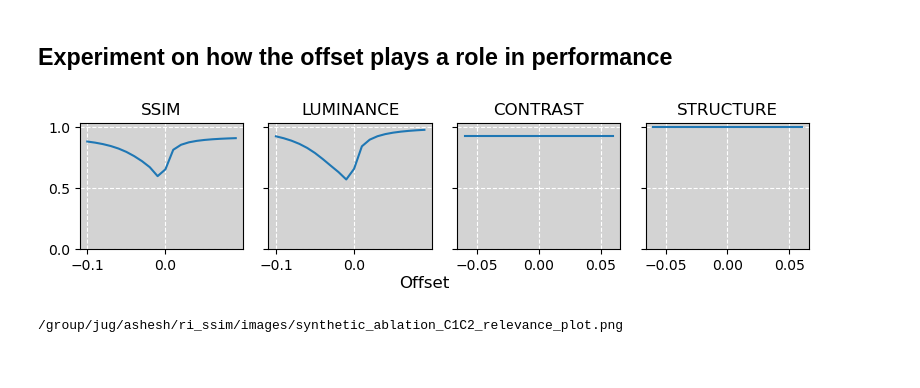
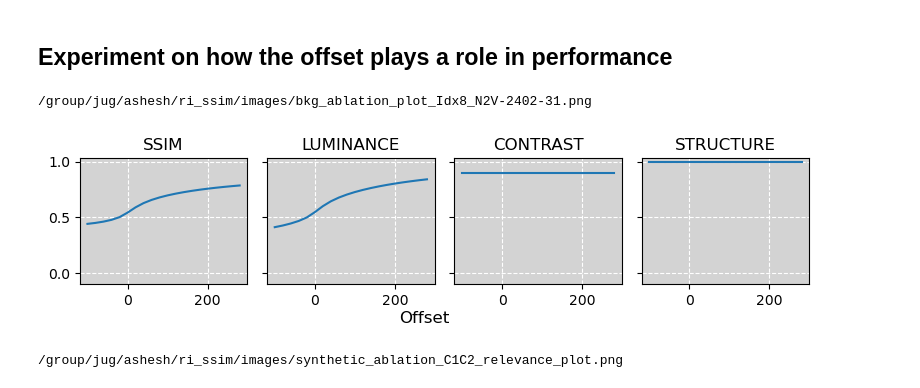
Before and after one commit to juglab/MicroSSIM, a Jupyter notebook: notebooks/Evaluate.ipynb, the cells around one changed output. Cells and saved outputs as stored; diff of their text form; code cells hidden in the pictures.

```diff
--- a/notebooks/Evaluate.ipynb
+++ b/notebooks/Evaluate.ipynb
@@ -114,7 +114,7 @@ MICROSSIM_SCALE
 # %% [markdown]
 ### Multiple ways of data normalization.
 # %%
-idx = 0#np.random.randint(0, gt.shape[0])
+idx = 48#np.random.randint(0, gt.shape[0])
 print(idx)
 
 # Without any normalization.
@@ -774,7 +768,7 @@ def _saturation_ablation_normalization(norm_mode, img, bkg_remove_fn):
 # %%
 correct_pred_factorsdict = defaultdict(lambda: defaultdict(list))
 random_pred_factorsdict = defaultdict(lambda: defaultdict(list))#defaultdict(list)
-nsamples =50
+nsamples =30
 for norm_mode in ['no_bkg_rmv','no_pred_bkg_rmv', 'no_downscale', 'downscale', 'microSSIM']:
     for idx in tqdm(range(nsamples)):
         gt_norm_mode = norm_mode
@@ -902,0 +900,15 @@ if save_to_file:
+# %%
+_,ax = plt.subplots(figsize=(3,3))
+df = pd.DataFrame(random_pred_factorsdict['no_pred_bkg_rmv']['SSIM']).min(axis=1)
+ax.scatter(df.index, df.values, label='SSIM', color='#D55E00', marker='x',)
+
+df = pd.DataFrame(random_pred_factorsdict['microSSIM'][key]).min(axis=1)
+ax.scatter(df.index, df.values, label='MicroSSIM', color='green', marker='x')
+ax.legend(loc='upper right')
+ax.tick_params(axis='x',which='both',bottom=False, top=False,labelbottom=False)
+if save_to_file:
+    postfix= os.path.basename(gt_path).replace('gt-','').replace('.tif','.png')
+    fname = f'teaser-benefit_{postfix}'
+    fpath = os.path.join('/group/jug/ashesh/ri_ssim/images', fname)
+    print(fpath)
+    plt.savefig(fpath, dpi=200)
@@ -907,17 +922,17 @@ import numpy as np
 from tqdm import tqdm
 idx = np.random.randint(0,len(gt))
 enable_ri = False
-gt_cur = microSSIM_normalization(gt[idx])
-pred_cur = microSSIM_normalization(pred[idx])
+gt_cur = microSSIM_gt_norm(gt[idx])
+pred_cur = microSSIM_pred_norm(pred[idx])
 ssim_arr = []
 lum_arr = []
 con_arr = []
 str_arr = []
-offset_arr = list(np.arange(-0.1,0.1,0.01))
+offset_arr = list(np.arange(-100,300,20))
 for offset in tqdm(offset_arr):
     ssim_dict = micro_SSIM(gt_cur + offset ,
                            pred_cur + offset,
-                           ri_factor=scaling_factor if enable_ri else 1.0, data_range=gt_cur.max() - gt_cur.min(), return_individual_components=True)
+                           ri_factor=MICROSSIM_SCALE if enable_ri else 1.0, data_range=gt_cur.max() - gt_cur.min(), return_individual_components=True)
     ssim_arr.append(ssim_dict['SSIM'].mean())
     lum_arr.append(ssim_dict['luminance'].mean())
     con_arr.append(ssim_dict['contrast'].mean())
@@ -927,41 +942,42 @@ import matplotlib.pyplot as plt
 import os
 import pandas as pd
 
-save_to_file = False and not debug_mode
+save_to_file = True and not debug_mode
 
 fig,ax = plt.subplots(figsize=(8,2),ncols=4)
 ax[0].plot(offset_arr,ssim_arr)
 ax[1].plot(offset_arr,lum_arr)
 ax[2].plot(offset_arr,con_arr)
 ax[3].plot(offset_arr,str_arr)
 # ax[3].set_yscale('log')
 for ax_ in ax:
     # ax_.set_ylim([0.0,1.1])
-    ax_.set_ylim([0,1.03])
+    ax_.set_ylim([-0.1,1.03])
     ax_.grid(visible=True, color='w', linestyle='--')
     ax_.set_facecolor('lightgrey')
 
 for ax_ in ax[1:]:
     ax_.set_yticklabels([])
 
 
 plt.subplots_adjust(wspace=0.1, hspace=0.1)
 ax[0].set_title('SSIM')
 ax[1].set_title('LUMINANCE')
 ax[2].set_title('CONTRAST')
 ax[3].set_title('STRUCTURE')
 
 fig.text(0.5, 0.0, 'Offset', ha='center', fontsize=12)
 plt.tight_layout()
 
 if save_to_file:
     postfix= os.path.basename(gt_path).replace('gt-','').replace('.tif','.png')
     fname = f'bkg_ablation_plot_Idx{idx}_{postfix}'
     fpath = os.path.join('/group/jug/ashesh/ri_ssim/images', fname)
     print(fpath)
     plt.savefig(fpath, dpi=200)
 # %% [output]
+/group/jug/ashesh/ri_ssim/images/bkg_ablation_plot_Idx8_N2V-2402-31.png
-[figure, old version]
+[figure, new version]
 # %%
 def compute(numerator_factor, denominator_factor):
     if numerator_factor > denominator_factor:
```
Also changed, not shown: parts of 21 cells of this notebook.
